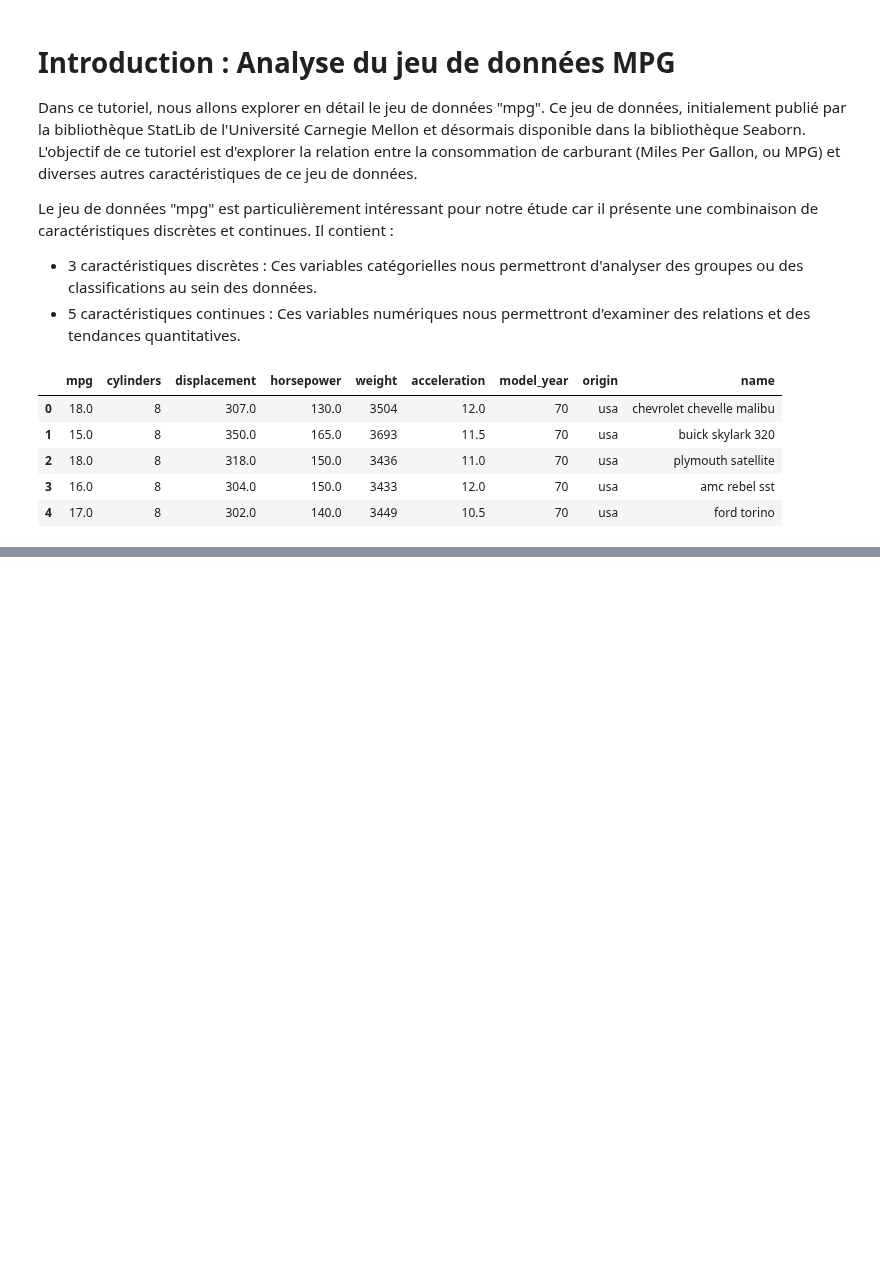
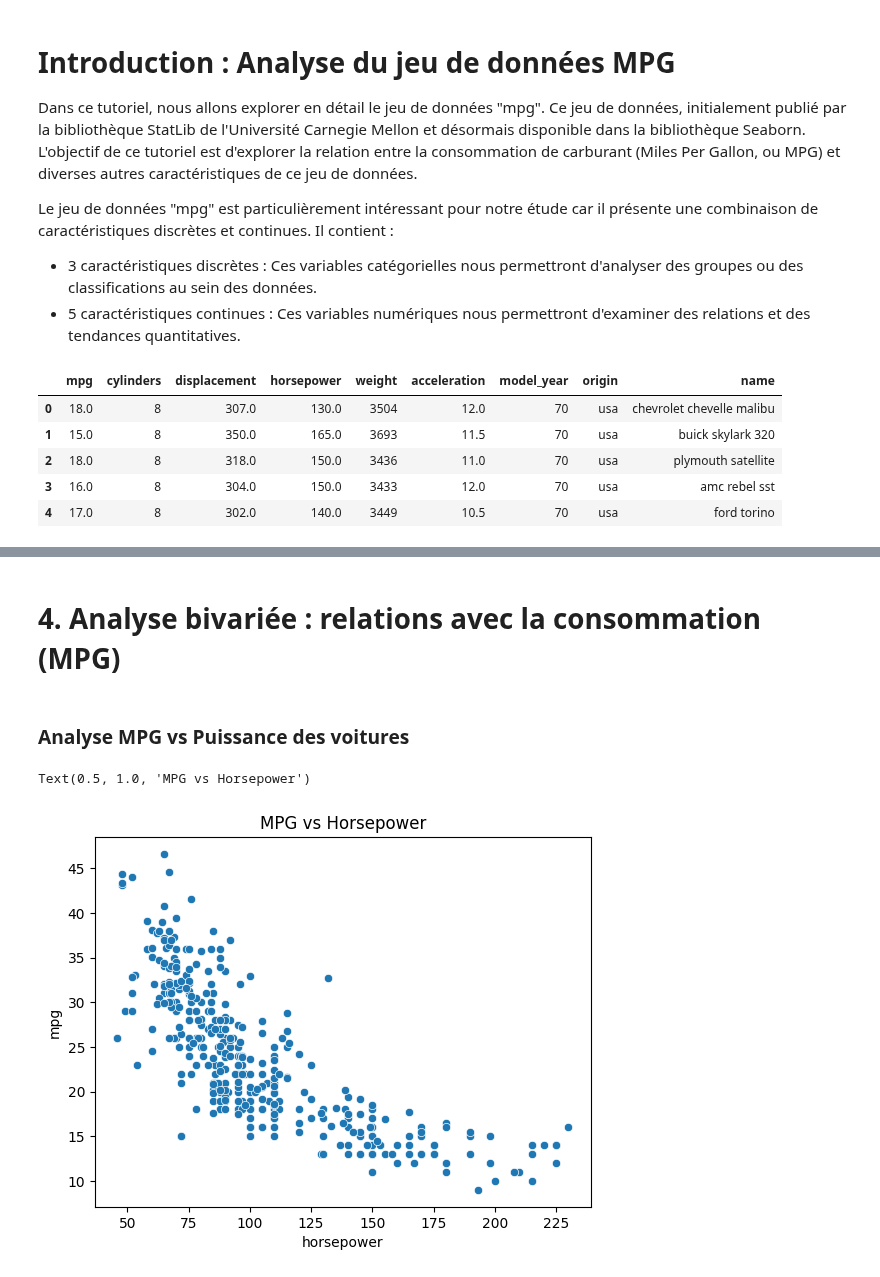
Before and after one commit to rosanajurdi/Data_Visualization_Course, a Jupyter notebook: lab-sessions/lab4-ScatterPlots_line plots_heatmaps.ipynb, the cells around one changed output, grey strips where cells are left out. Saved outputs shown, nothing was run; the diff lists cells and outputs as text; code cells hidden in the pictures; blank space fills up the shorter version.

```diff
--- a/lab-sessions/lab4-ScatterPlots_line plots_heatmaps.ipynb
+++ b/lab-sessions/lab4-ScatterPlots_line plots_heatmaps.ipynb
@@ -21,0 +82,10 @@ mpg_df.head()
+# %% [markdown]
+# 4. Analyse bivariée : relations avec la consommation (MPG)
+# %% [markdown]
+### Analyse MPG vs Puissance des voitures
+# %%
+sns.scatterplot(data=mpg_clean, x='horsepower', y='mpg')
+plt.title("MPG vs Horsepower")
+# %% [output]
+Text(0.5, 1.0, 'MPG vs Horsepower')
+[figure, added]
```
Also changed, not shown: parts of 15 cells of this notebook.
